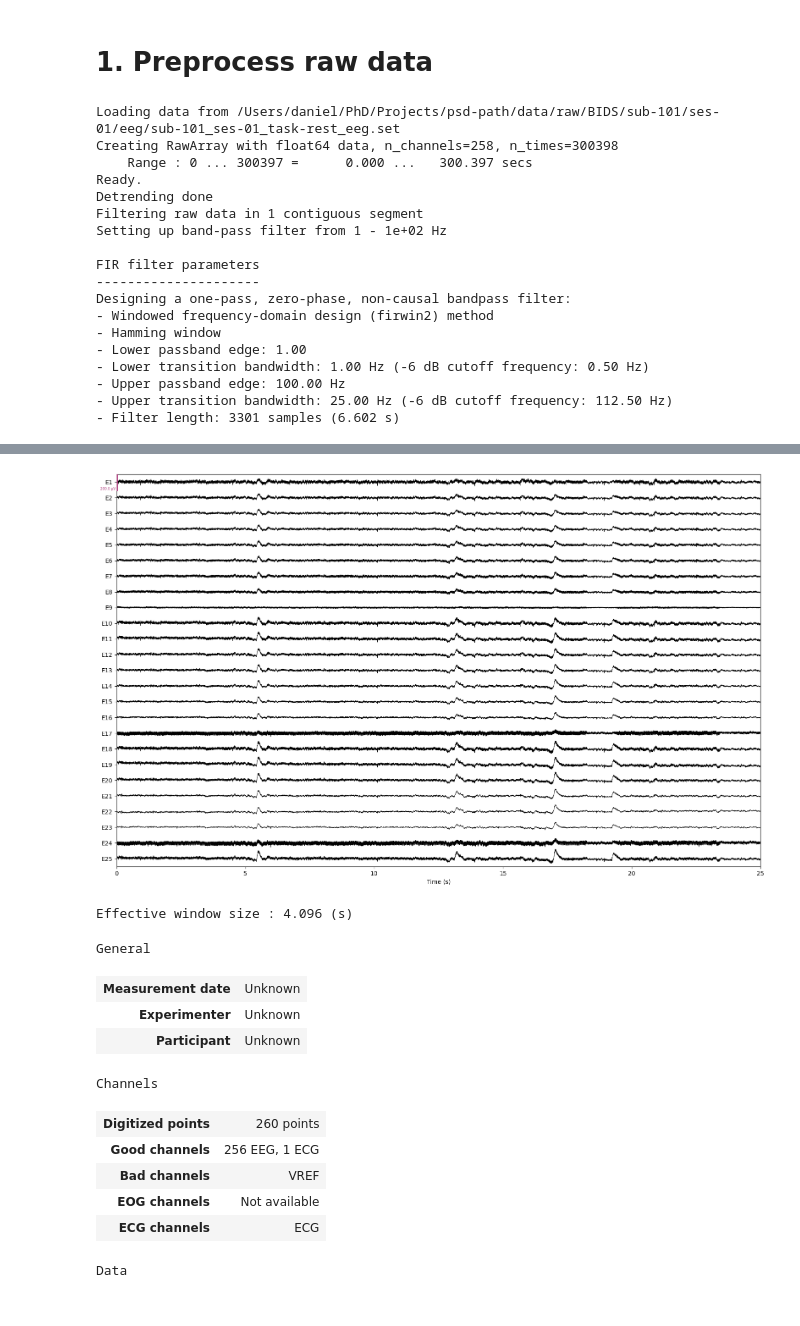
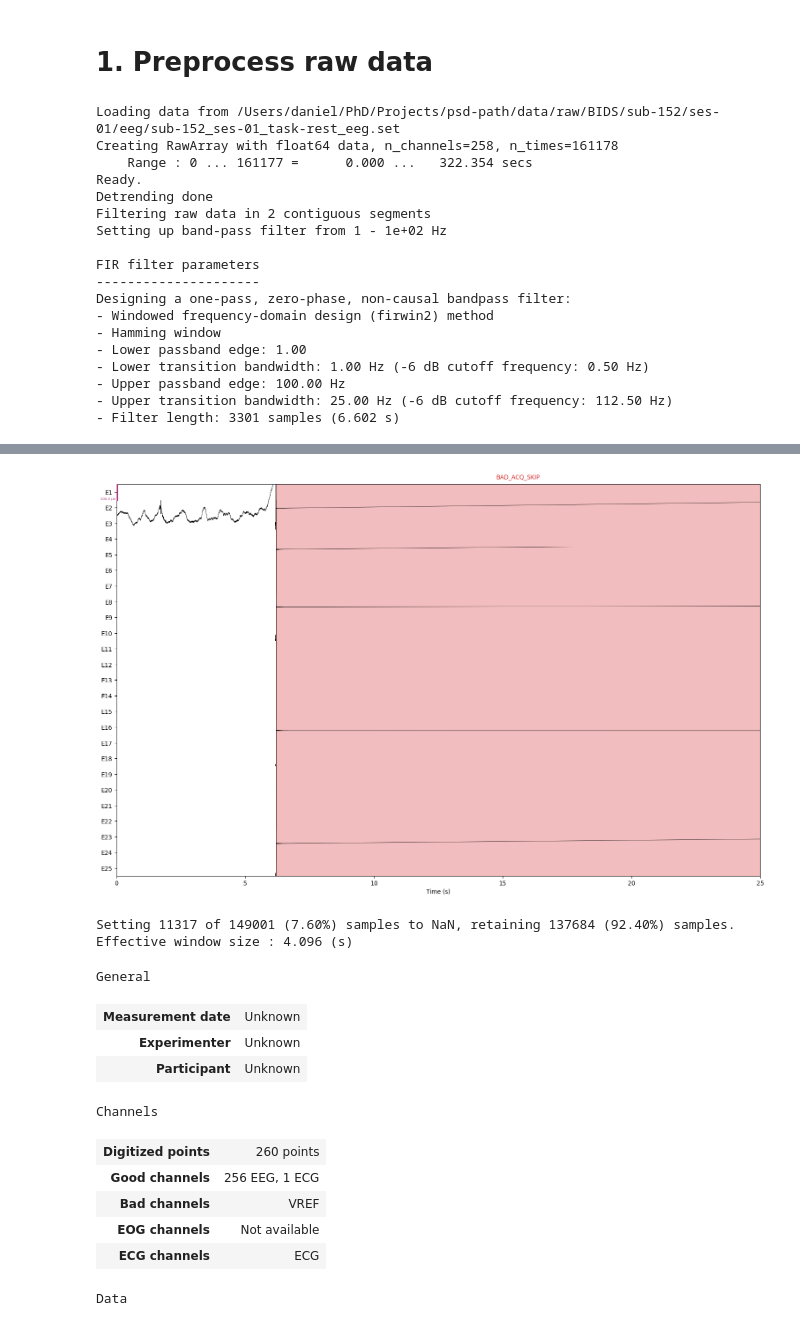
Before and after one commit to danieltomasz/psd-paths, a Jupyter notebook: notebooks/1-preprocessing/template-1-raw.ipynb, the cells around one changed output, grey strips where cells are left out. Cells and saved outputs as stored; diff of their text form; code cells hidden in the pictures.

```diff
--- a/notebooks/1-preprocessing/template-1-raw.ipynb
+++ b/notebooks/1-preprocessing/template-1-raw.ipynb
@@ -13,14 +13,14 @@ execute:
 # | tags: [parameters]
 subject = "101"
 # %%
-# | tags: [parameters]
+#| tags: [parameters]
 # Injected Parameters
-subject = 101
+subject = 152
 # %%
 import os
 import mne
 from pathlib import Path
-from spectral.utils import print_date_time, read_parameters
+from spectral.utils import print_date_time, read_parameters, config_project
 from spectral.preproc import load_data, zapline_clean
 from spectral.preproc import detrending, apply_pyprep, get_bad_channels
 from spectral.viz import plot_step, plot_bad_channels
@@ -31,20 +31,15 @@ mne.viz.set_browser_backend("matplotlib")
 mne.set_config("MNE_BROWSER_THEME", "light")
 # matplotlib.use("Agg")
 
+config = read_parameters()
+my_paths = config_project(subject)
+
+project_path = my_paths["project_path"]
+raw_preproc_path = my_paths["raw_preproc_path"]
+print(raw_preproc_path)
+Path(raw_preproc_path).mkdir(parents=True, exist_ok=True)
+
+figures_path = my_paths["figures_path"]
+
 print_date_time()
-config = read_parameters()
-project_path = config.get("paths", "PROJECT_PATH").strip("'").strip('"')
-
-# Substitute the placeholders in the other paths
-raw_preproc_path = config.get("paths", "RAW_PREPROC_PATH").format(
-    project_path=project_path, subject=subject
-)
-figures_path = config.get("paths", "FIGURES_PATH").format(
-    project_path=project_path, subject=subject
-)
-for var in [raw_preproc_path, figures_path]:
-    # ar = var.format(project_path=project_path, subject=subject)
-
-    Path(var).mkdir(parents=True, exist_ok=True)
-    print(f"{var}")
 # %% [output]
@@ -74,13 +69,13 @@ filter_params = {
 # print(project_path)
 raw = load_data(subject, project_path=project_path)
 raw.info["bads"] = ["VREF"]
-
+raw = raw.resample(500)
 raw_detrended = detrending(raw)
 print("Detrending done")
 
 raw_filtered = (
     raw_detrended.copy()
-    .crop(tmin=5, tmax=300, include_tmax=True)
+    .crop(tmin=2, tmax=300, include_tmax=True)
     .filter(**filter_params)
 )
 
@@ -96,12 +91,12 @@ plot_step(
 
 raw_filtered.info
 # %% [output]
-Loading data from /Users/daniel/PhD/Projects/psd-path/data/raw/BIDS/sub-101/ses-01/eeg/sub-101_ses-01_task-rest_eeg.set
-Creating RawArray with float64 data, n_channels=258, n_times=300398
-    Range : 0 ... 300397 =      0.000 ...   300.397 secs
+Loading data from /Users/daniel/PhD/Projects/psd-path/data/raw/BIDS/sub-152/ses-01/eeg/sub-152_ses-01_task-rest_eeg.set
+Creating RawArray with float64 data, n_channels=258, n_times=161178
+    Range : 0 ... 161177 =      0.000 ...   322.354 secs
 Ready.
 Detrending done
-Filtering raw data in 1 contiguous segment
+Filtering raw data in 2 contiguous segments
 Setting up band-pass filter from 1 - 1e+02 Hz
 
 FIR filter parameters
@@ -120,4 +115,5 @@ Designing a one-pass, zero-phase, non-causal bandpass filter:
-[figure, old version]
+[figure, new version]
+Setting 11317 of 149001 (7.60%) samples to NaN, retaining 137684 (92.40%) samples.
 Effective window size : 4.096 (s)
 General
 | Measurement date | Unknown |
```
Also changed, not shown: parts of 6 cells of this notebook, 3 other files.
